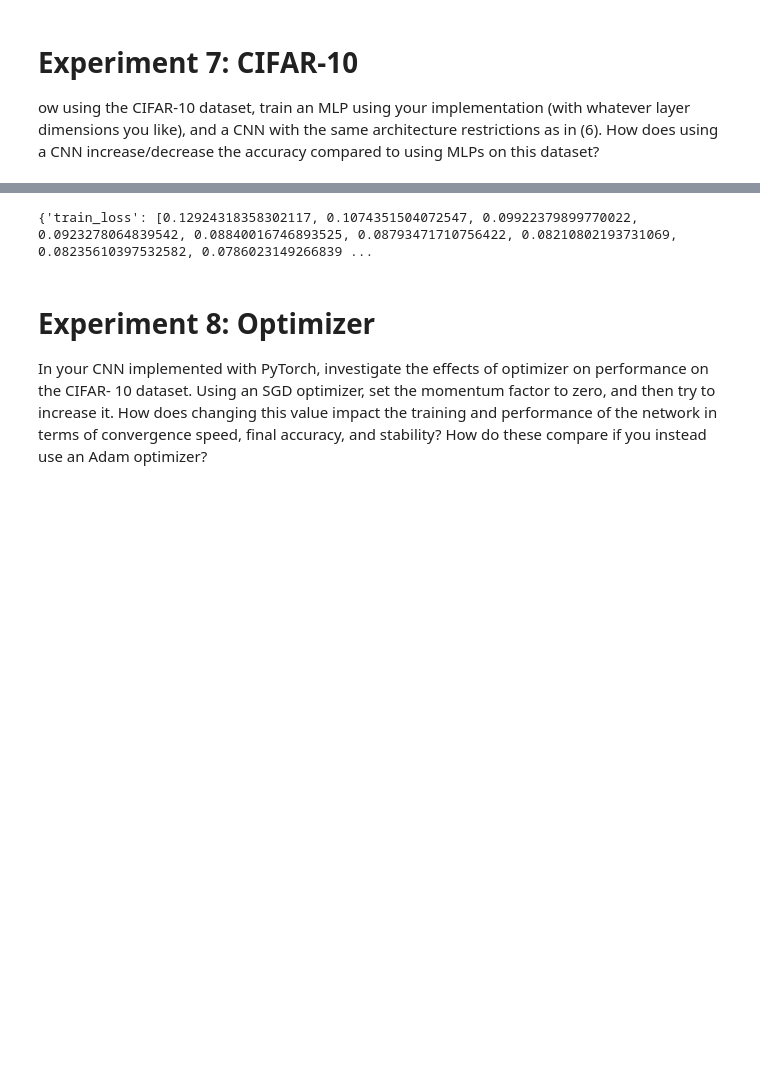
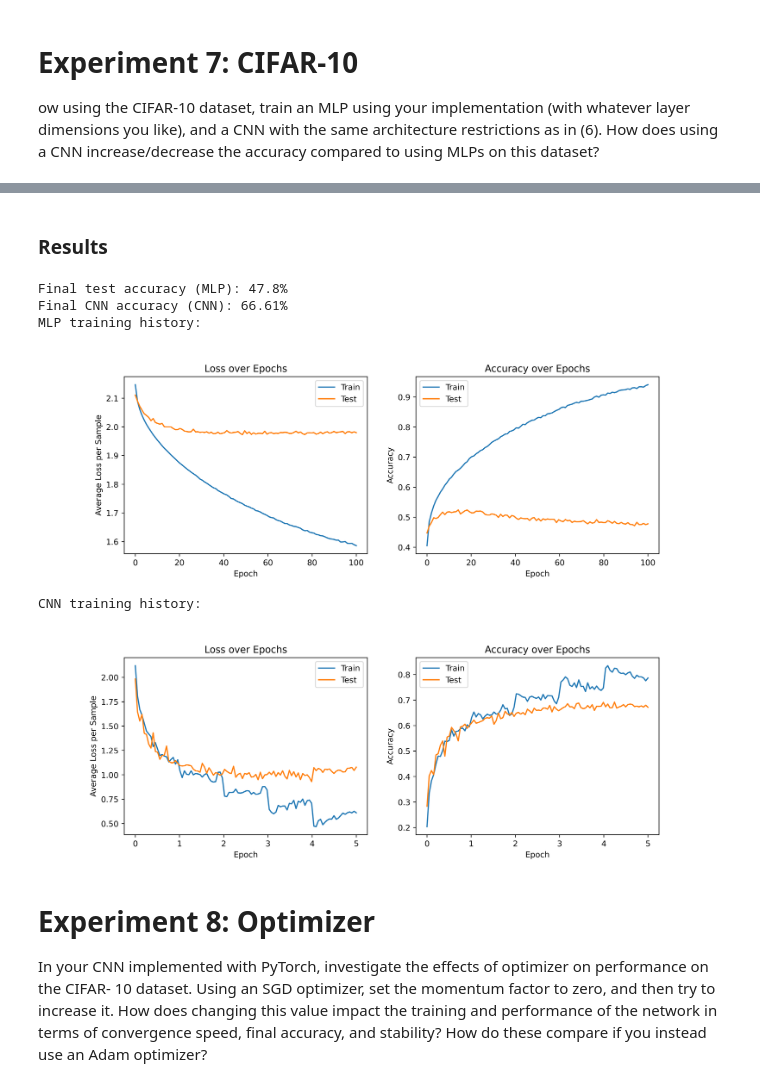
Before and after one commit to Rishabh42/Neural-Network-Image-Classifier, a Jupyter notebook: experiments.ipynb, the cells around one changed output, grey strips where cells are left out. Drawn from its saved outputs; the diff is of its cells as text; code cells hidden in the pictures; blank space fills up the shorter version.

```diff
--- a/experiments.ipynb
+++ b/experiments.ipynb
@@ -225,11 +199,27 @@ Completed training CNN. Final Test Accuracy: 0.6139
-# %%
-# load history
-exp7_history = pickle.load(open('out/exp7/histories.pickle', 'rb'))
-
-# plot
-print(exp7_history[1])
-# %% [output]
-{'train_loss': [0.12924318358302117, 0.1074351504072547, 0.09922379899770022, 0.0923278064839542, 0.08840016746893525, 0.08793471710756422, 0.08210802193731069, 0.08235610397532582, 0.0786023149266839 ...
+# %% [markdown]
+### Results
+# %%
+try:
+    exp7_history = pickle.load(open('out/exp7/histories.pickle', 'rb'))
+    exp7_final_accuracies = pickle.load(open('out/exp7/final_accuracies.pickle', 'rb'))
+    exp7_final_accuracies = [acc * 100 for acc in exp7_final_accuracies]
+    print(f'Final test accuracy (MLP): {exp7_final_accuracies[0]}%')
+    print(f'Final CNN accuracy (CNN): {exp7_final_accuracies[1]}%')
+    img_mlp = Image(filename='out/exp7/mlp_training_history.png')
+    img_cnn = Image(filename='out/exp7/cnn_training_history.png')
+    print('MLP training history:')
+    display(img_mlp)
+    print('CNN training history:')
+    display(img_cnn)
+except FileNotFoundError:
+    print('Experiment 7 results not found. Run experiment first.')
+# %% [output]
+Final test accuracy (MLP): 47.8%
+Final CNN accuracy (CNN): 66.61%
+MLP training history:
+[figure, added]
+CNN training history:
+[figure, added]
 # %% [markdown]
 # Experiment 8: Optimizer
 In your CNN implemented with PyTorch, investigate the effects of optimizer on performance on the CIFAR- 10 dataset. Using an SGD optimizer, set the momentum factor to zero, and then try to increase it. How does changing this value impact the training and performance of the network in terms of convergence speed, final accuracy, and stability? How do these compare if you instead use an Adam optimizer?
```
Also changed, not shown: parts of 21 cells of this notebook.
